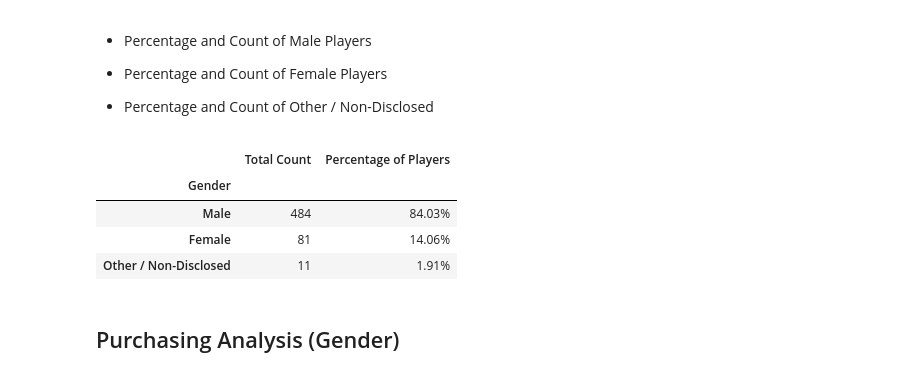
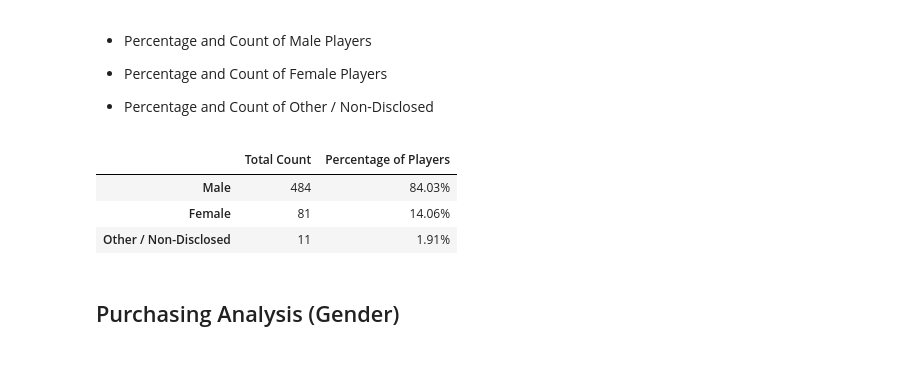
Before and after one commit to mirahmed07/pandas-challenge, a Jupyter notebook: HeroesOfPymoli.ipynb, the cells around one changed output. Cells and saved outputs as stored; diff of their text form; code cells hidden in the pictures.

```diff
--- a/HeroesOfPymoli.ipynb
+++ b/HeroesOfPymoli.ipynb
@@ -68,13 +68,13 @@ purchasing_analysis_df
 # %%
 Gender_table = purchase_data.groupby(["Gender"])["SN"].nunique()
 gender_demographic_df = pd.DataFrame(Gender_table)
 gender_demographic_df.rename(columns={"SN": "Total Count"}, inplace= True)
 gender_demographic_df["Percentage of Players"] = (gender_demographic_df["Total Count"]/gender_demographic_df["Total Count"].sum()).map("{:.2%}".format)
 gender_demographic_df= gender_demographic_df.sort_values(["Total Count"], ascending = False)
+gender_demographic_df.index.name = None
 gender_demographic_df
 # %% [output]
 |  | Total Count | Percentage of Players |
-| Gender |  |  |
 | Male | 484 | 84.03% |
 | Female | 81 | 14.06% |
 | Other / Non-Disclosed | 11 | 1.91% |
```
Also changed, not shown: parts of 1 cell of this notebook.
